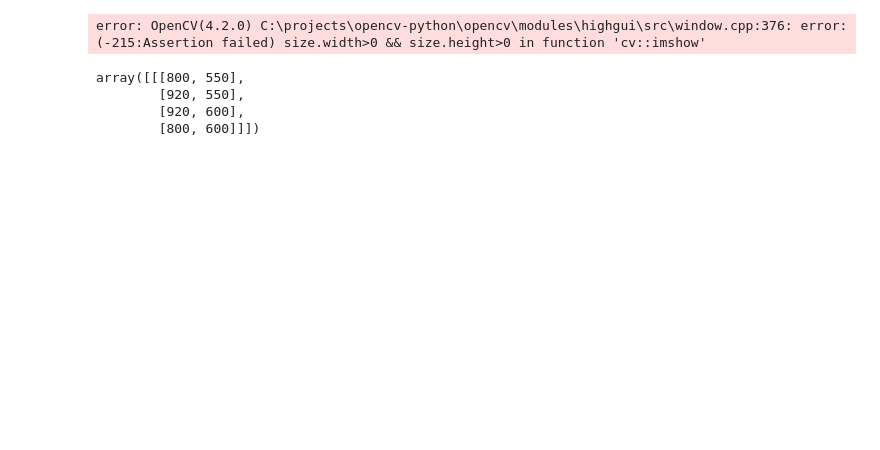
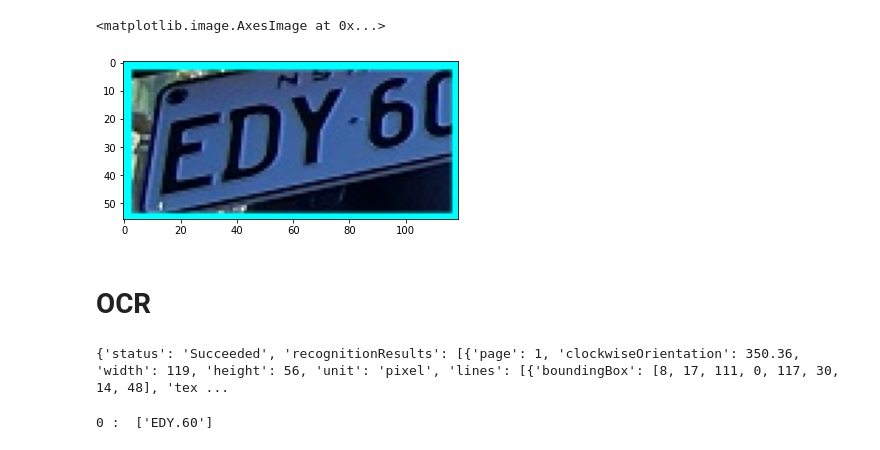
Before and after one commit to mutazag/cv, a Jupyter notebook: number-plate-recognition-v2.ipynb, the cells around one changed output. Saved outputs shown, nothing was run; the diff lists cells and outputs as text; code cells hidden in the pictures; blank space fills up the shorter version.

```diff
--- a/number-plate-recognition-v2.ipynb
+++ b/number-plate-recognition-v2.ipynb
@@ -57,6 +75,9 @@ img3 = [int(t),int(t+h), int(l),int(l+w)]
 # %%
-cv2.imshow('img3', img3)
-cv2.imshow('img2', img2)
+# cv2.imshow('img3', img3)
+# cv2.imshow('img2', img2)
+
+plt.imshow(cv2.cvtColor(img_crop, cv2.COLOR_BGR2RGB))
 # %% [output]
-error: OpenCV(4.2.0) C:\projects\opencv-python\opencv\modules\highgui\src\window.cpp:376: error: (-215:Assertion failed) size.width>0 && size.height>0 in function 'cv::imshow'
+<matplotlib.image.AxesImage at 0x...>
+[figure, added]
 # %%
@@ -65,7 +86,2 @@ cv2.destroyAllWindows()
-# %%
-np.int32([polylines])
-# %% [output]
-array([[[800, 550],
-        [920, 550],
-        [920, 600],
-        [800, 600]]])
+# %% [markdown]
+# OCR
@@ -71,0 +131,21 @@ array([[[800, 550],
+# %%
+# The recognized text isn't immediately available, so poll to wait for completion.
+analysis = {}
+poll = True
+while (poll):
+    response_final = requests.get(
+        response.headers["Operation-Location"], headers={'Ocp-Apim-Subscription-Key': subscription_key})
+    analysis = response_final.json()
+    print(analysis)
+    time.sleep(1)
+    if ("recognitionResults" in analysis):
+        poll = False
+    if ("status" in analysis and analysis['status'] == 'Failed'):
+        poll = False
+# %% [output]
+{'status': 'Succeeded', 'recognitionResults': [{'page': 1, 'clockwiseOrientation': 350.36, 'width': 119, 'height': 56, 'unit': 'pixel', 'lines': [{'boundingBox': [8, 17, 111, 0, 117, 30, 14, 48], 'tex ...
+# %%
+for i,l in enumerate(analysis['recognitionResults'][0]['lines']):
+    print(i, ': ', [w['text'] for w in l['words']])
+# %% [output]
+0 :  ['EDY.60']
```
Also changed, not shown: parts of 16 cells of this notebook, 2 other files.
